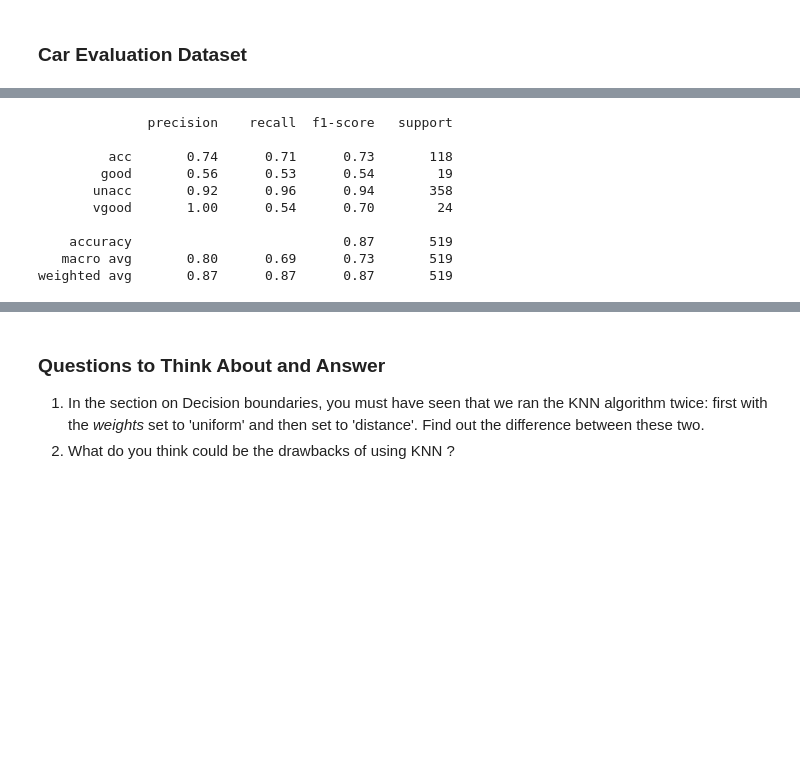
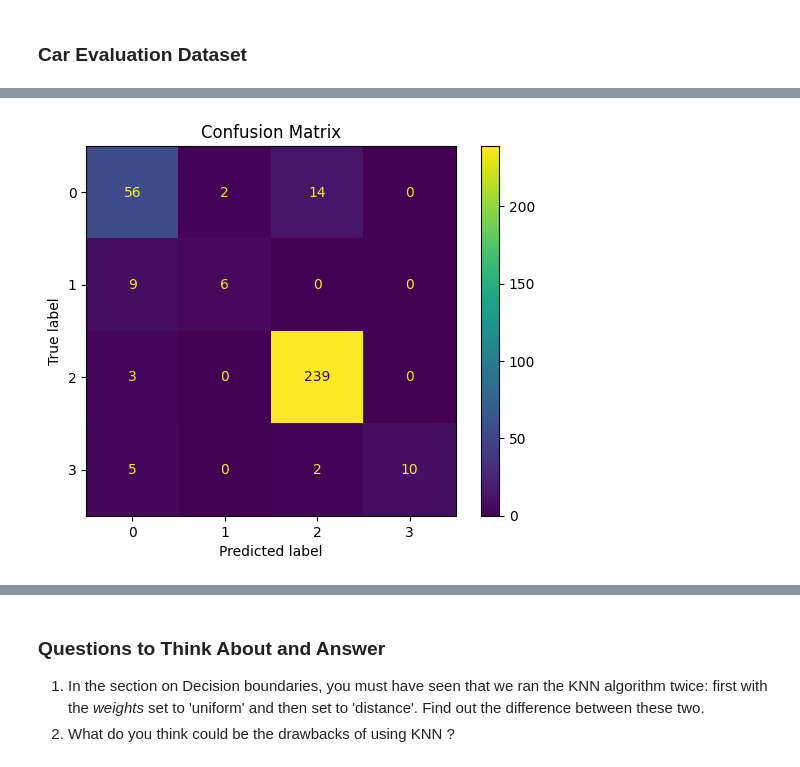
Before and after one commit to Soumyaa2005/iiit_labs, a Jupyter notebook: AIML_Module_3_Lab_2_Implementing_KNN_from_scratch_and_visualize_Algorithm_performance.ipynb, the cells around one changed output, grey strips where cells are left out. Cells and saved outputs as stored; diff of their text form; code cells hidden in the pictures; blank space fills up the shorter version.

```diff
--- a/AIML_Module_3_Lab_2_Implementing_KNN_from_scratch_and_visualize_Algorithm_performance.ipynb
+++ b/AIML_Module_3_Lab_2_Implementing_KNN_from_scratch_and_visualize_Algorithm_performance.ipynb
@@ -477,42 +526,15 @@ plt.show()
-# %%
-## TASK-4
-## Print a Classification Report for the results of the Car evaluation dataset
-
-import pandas as pd
-import numpy as np
-from sklearn.model_selection import train_test_split
-from sklearn.preprocessing import LabelEncoder
-from sklearn.neighbors import KNeighborsClassifier
-from sklearn.metrics import classification_report
-
-url = 'https://archive.ics.uci.edu/ml/machine-learning-databases/car/car.data'
-columns = ['buying', 'maint', 'doors', 'persons', 'lug_boot', 'safety', 'class']
-data = pd.read_csv(url, names=columns)
-
-label_encoder = LabelEncoder()
-for col in data.columns:
-    data[col] = label_encoder.fit_transform(data[col])
-
-X = data.drop('class', axis=1)
-y = data['class']
-
-X_train, X_test, y_train, y_test = train_test_split(X, y, test_size=0.3, random_state=42)
-
-knn = KNeighborsClassifier(n_neighbors=3)
-knn.fit(X_train, y_train)
-
-y_pred = knn.predict(X_test)
-
-report = classification_report(y_test, y_pred, target_names=label_encoder.classes_)
-print(report)
-# %% [output]
-              precision    recall  f1-score   support
-
-         acc       0.74      0.71      0.73       118
-        good       0.56      0.53      0.54        19
-       unacc       0.92      0.96      0.94       358
-       vgood       1.00      0.54      0.70        24
-
-    accuracy                           0.87       519
-   macro avg       0.80      0.69      0.73       519
-weighted avg       0.87      0.87      0.87       519
+# %%
+## TASK-3
+## Plot a Confusion Matrix for the results of the Car evaluation dataset
+
+from sklearn.metrics import confusion_matrix, ConfusionMatrixDisplay
+
+y_pred = knn.predict(X_test)  # Replace knn with your trained classifier
+cm = confusion_matrix(y_test, y_pred)
+
+disp = ConfusionMatrixDisplay(confusion_matrix=cm, display_labels=knn.classes_)
+disp.plot(cmap='viridis')
+plt.title("Confusion Matrix")
+plt.show()
+# %% [output]
+[figure, added]
```
Also changed, not shown: parts of 24 cells of this notebook.
